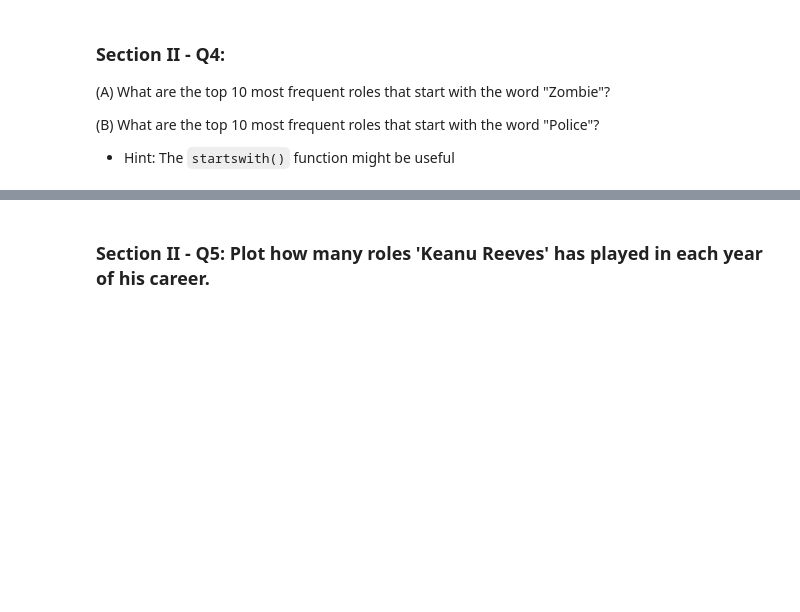
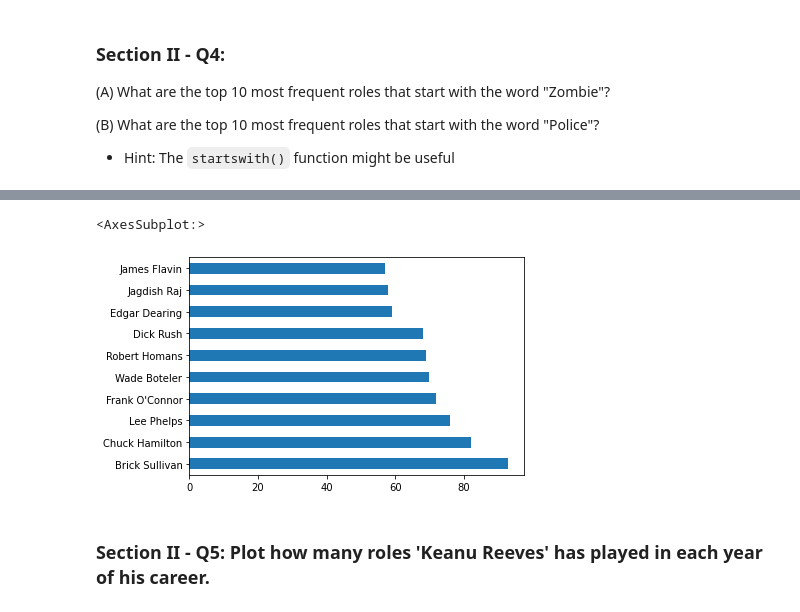
Before and after one commit to tharsoma/mec-mini-projects, a Jupyter notebook: mec-5.3.10-data-wranging-with-pandas-mini-project/Mini_Project_Data_Wrangling_Pandas.ipynb, the cells around one changed output, grey strips where cells are left out. Drawn from its saved outputs; the diff is of its cells as text; code cells hidden in the pictures; blank space fills up the shorter version.

```diff
--- a/mec-5.3.10-data-wranging-with-pandas-mini-project/Mini_Project_Data_Wrangling_Pandas.ipynb
+++ b/mec-5.3.10-data-wranging-with-pandas-mini-project/Mini_Project_Data_Wrangling_Pandas.ipynb
@@ -405,2 +411,8 @@ himself_df.name.value_counts().head(10).plot(kind = 'bar')
+# %%
+police_roles = cast[cast.character.str.startswith("Police")]
+police_roles.name.value_counts().head(10).plot(kind = 'barh')
+# %% [output]
+<AxesSubplot:>
+[figure, added]
 # %% [markdown]
 ### Section II - Q5: Plot how many roles 'Keanu Reeves' has played in each year of his career.
```
Also changed, not shown: parts of 14 cells of this notebook.
